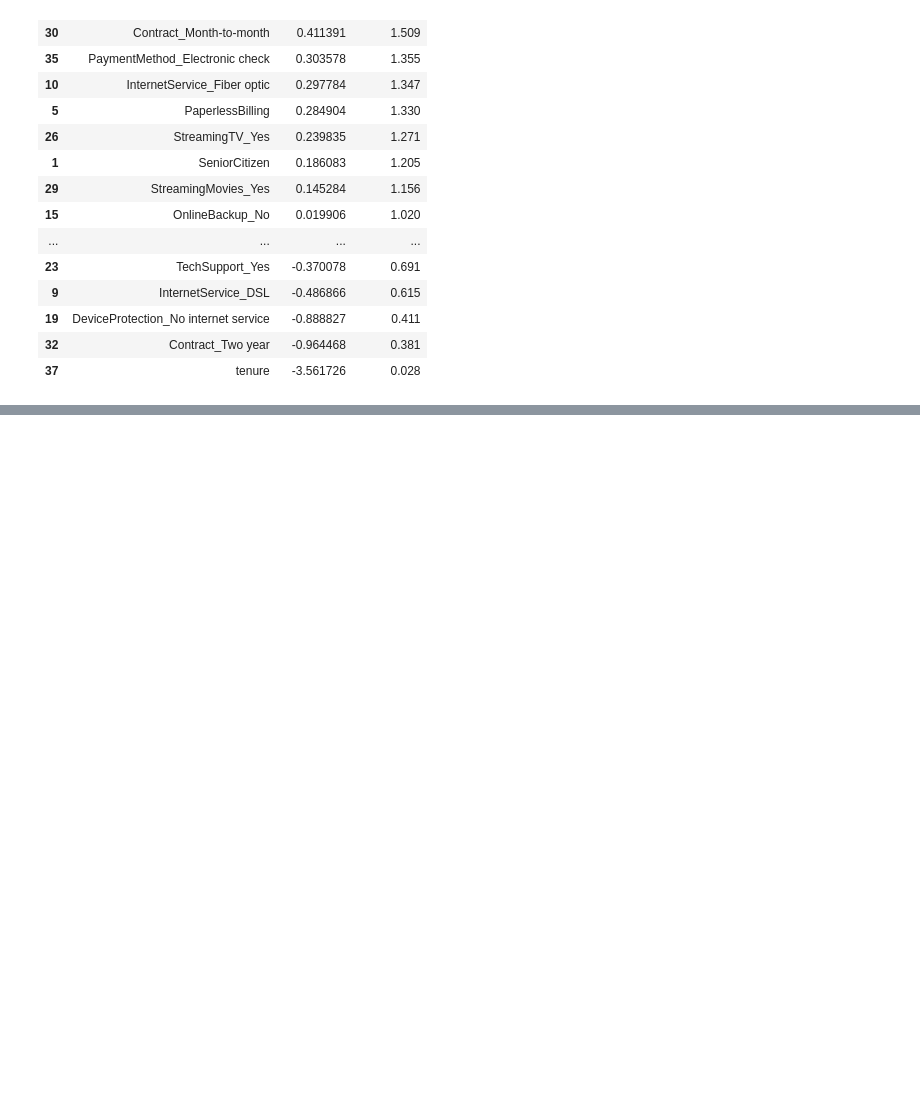
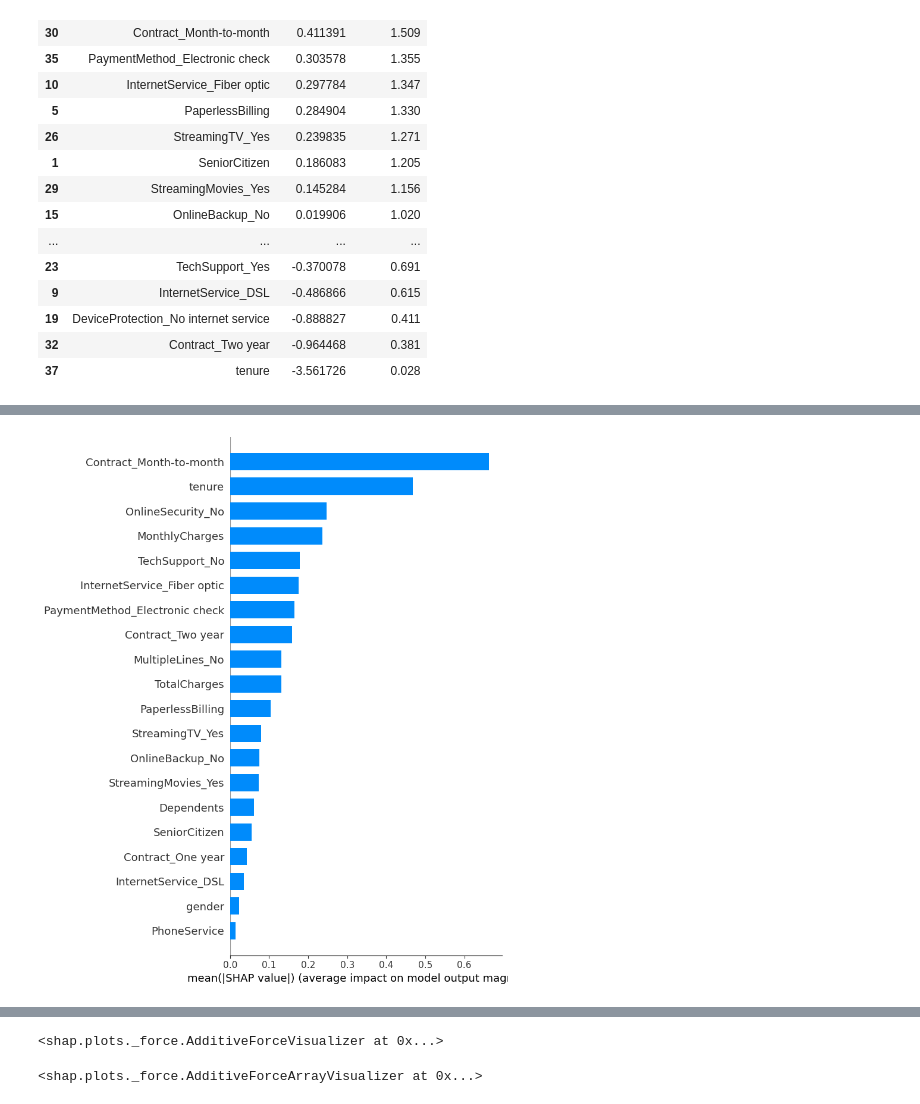
Before and after one commit to marsstr8n/Customer-Churn-Predictor, a Jupyter notebook: notebooks/eda_modelling_2nd_stage.ipynb, the cells around one changed output, grey strips where cells are left out. Saved outputs shown, nothing was run; the diff lists cells and outputs as text; code cells hidden in the pictures; blank space fills up the shorter version.

```diff
--- a/notebooks/eda_modelling_2nd_stage.ipynb
+++ b/notebooks/eda_modelling_2nd_stage.ipynb
@@ -566,0 +635,15 @@ coefficients
+# %%
+# === SHAP exploration - for XGBoost === (will have a separate one for LR)
+import shap
+explainer = shap.TreeExplainer(xgb)
+shap_values = explainer.shap_values(X_test)
+
+# global feature importance - bar plot
+shap.summary_plot(shap_values, X_test, plot_type="bar")
+
+# force-plot for individual prediction explanation
+shap.initjs()
+shap.force_plot(explainer.expected_value, shap_values[0], X_test.iloc[0]) # analyses the first row in X_test, see how each feature contributes to the predicted outcoome
+# blue pushes toward churn (increase the prediction), red pushes towards not churn
+# %% [output]
+[figure, added]
@@ -566,0 +651 @@ coefficients
+<shap.plots._force.AdditiveForceVisualizer at 0x...>
@@ -566,0 +655,6 @@ coefficients
+# %%
+shap.force_plot(explainer.expected_value, shap_values[:100], X_test.iloc[:100])
+
+# for all first 100 people in test set.
+# %% [output]
+<shap.plots._force.AdditiveForceArrayVisualizer at 0x...>
```
Also changed, not shown: parts of 16 cells of this notebook, 7 other files.
